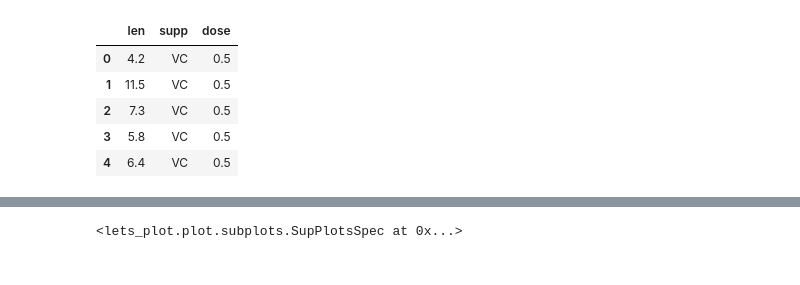
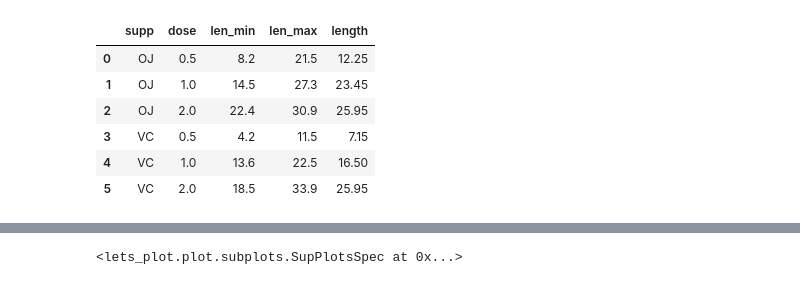
Before and after one commit to RYangazov/lets-plot, a Jupyter notebook: docs/f-23e/horizontal_geoms.ipynb, the cells around one changed output, grey strips where cells are left out. Saved outputs shown, nothing was run; the diff lists cells and outputs as text; code cells hidden in the pictures.

```diff
--- a/docs/f-23e/horizontal_geoms.ipynb
+++ b/docs/f-23e/horizontal_geoms.ipynb
@@ -16,12 +22,13 @@ LetsPlot.setup_html()
 # %%
-import pandas as pd
-
 df = pd.read_csv("https://raw.githubusercontent.com/JetBrains/lets-plot-docs/master/data/ToothGrowth.csv")
-df.head()
+err_df = df.groupby(by=['supp', 'dose']).agg({'len': ['min', 'max', 'median']}).reset_index()
+err_df.columns = ['supp','dose', 'len_min', 'len_max', 'length']
+err_df
 # %% [output]
-|  | len | supp | dose |
-| 0 | 4.2 | VC | 0.5 |
-| 1 | 11.5 | VC | 0.5 |
-| 2 | 7.3 | VC | 0.5 |
-| 3 | 5.8 | VC | 0.5 |
-| 4 | 6.4 | VC | 0.5 |
+|  | supp | dose | len_min | len_max | length |
+| 0 | OJ | 0.5 | 8.2 | 21.5 | 12.25 |
+| 1 | OJ | 1.0 | 14.5 | 27.3 | 23.45 |
+| 2 | OJ | 2.0 | 22.4 | 30.9 | 25.95 |
+| 3 | VC | 0.5 | 4.2 | 11.5 | 7.15 |
+| 4 | VC | 1.0 | 13.6 | 22.5 | 16.50 |
+| 5 | VC | 2.0 | 18.5 | 33.9 | 25.95 |
```
Also changed, not shown: parts of 27 cells of this notebook, 1 other file.
